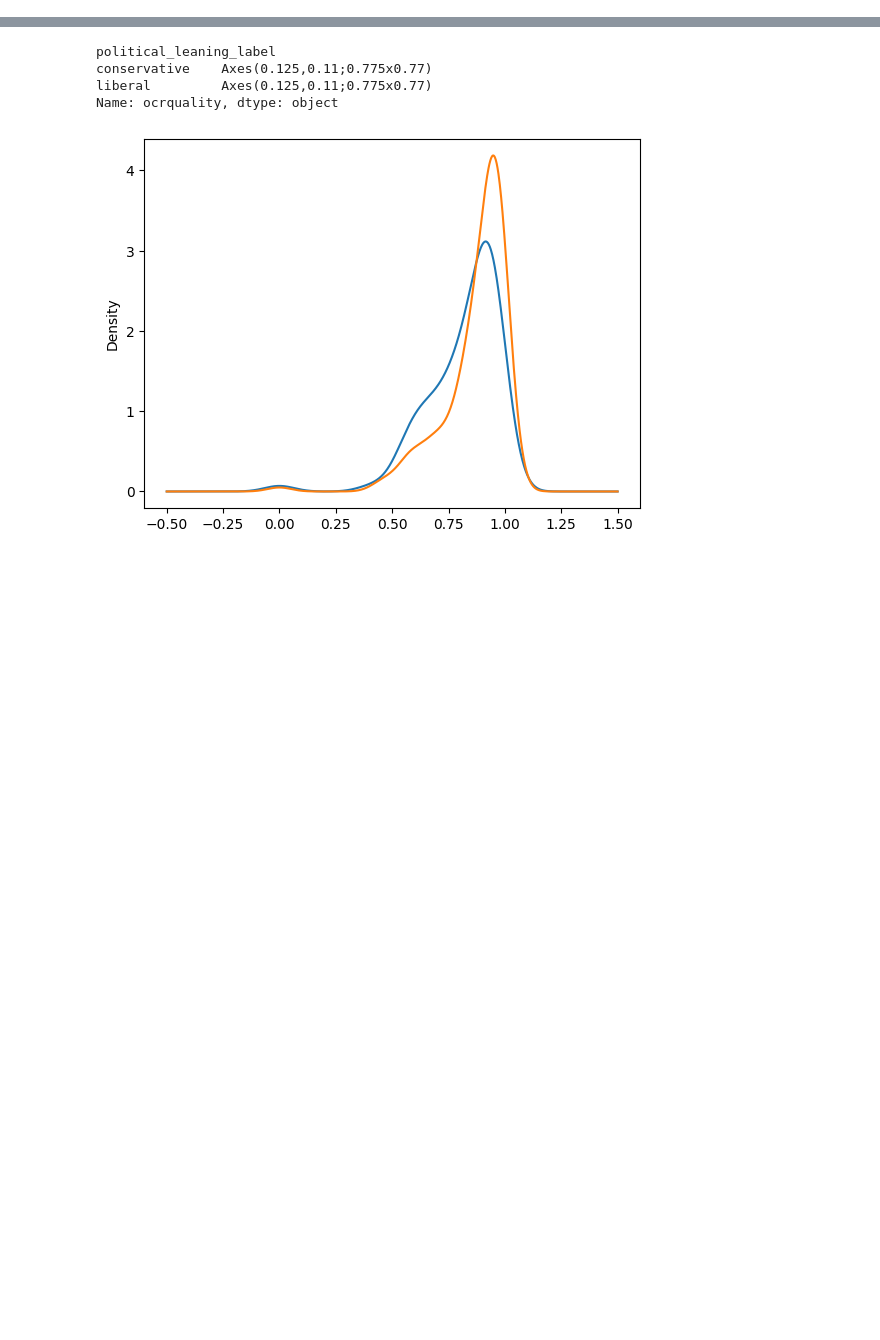
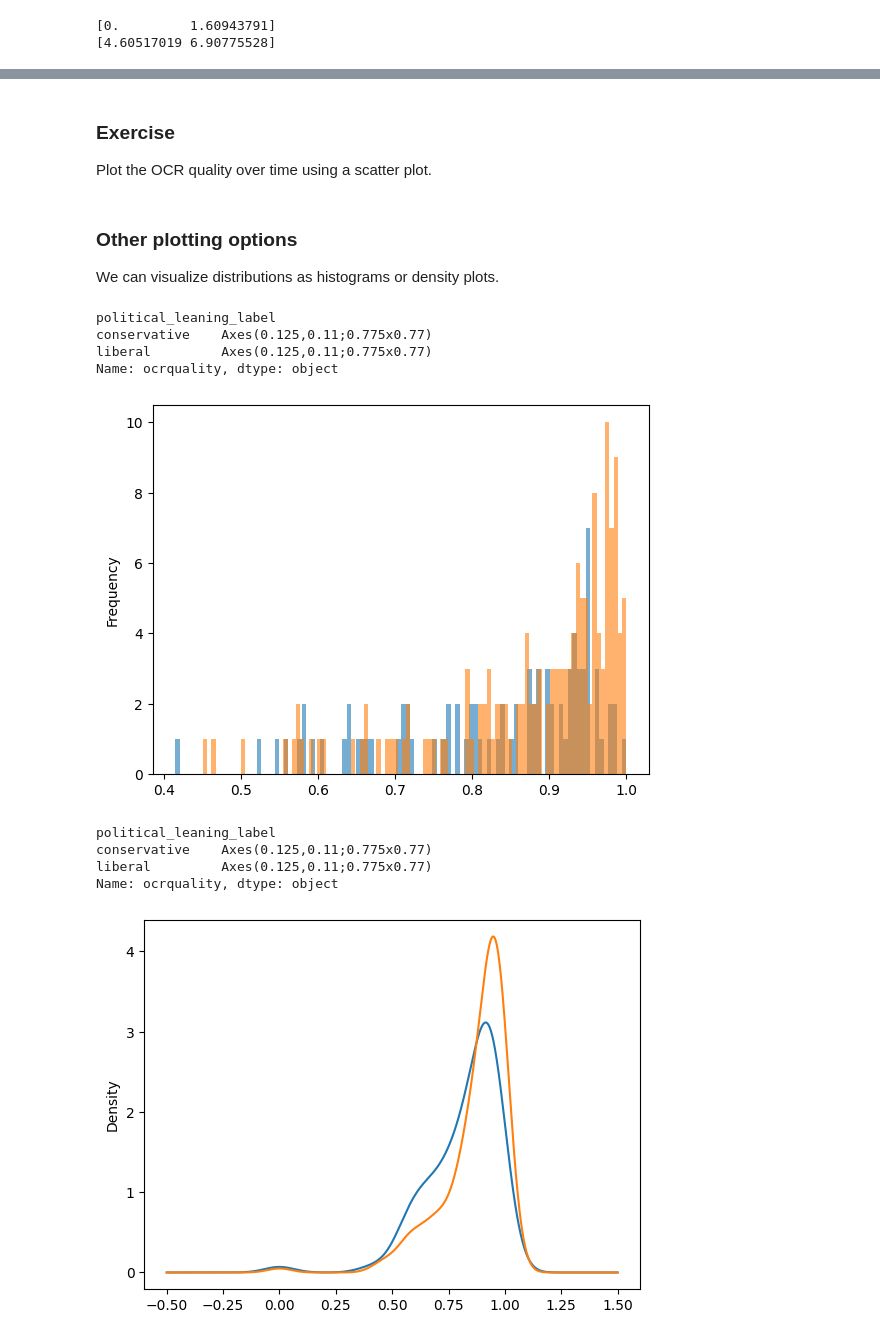
Before and after one commit to kasparvonbeelen/lancaster-newspaper-workshop, a Jupyter notebook: word_counts.ipynb, the cells around one changed output, grey strips where cells are left out. Drawn from its saved outputs; the diff is of its cells as text; code cells hidden in the pictures; blank space fills up the shorter version.

```diff
--- a/word_counts.ipynb
+++ b/word_counts.ipynb
@@ -46,15 +69,26 @@ fig.show()
+# %%
+print(np.log([1, 5]))
+print(np.log([100,1000]))
+# %% [output]
+[0.         1.60943791]
+[4.60517019 6.90775528]
 # %%
-import numpy as np
+df = df[(df.ocrquality > 0) & (df.word_count > 0)]
 df['word_count_log'] = np.log(df['word_count'] )
-df['ocrquality_log'] = np.log(df['ocrquality'] )
 fig = px.scatter(df,
                  x="word_count_log",
-                 y="ocrquality_log",
+                 y="ocrquality",
                  color="political_leaning_label",
                  hover_data=['date','newspaper_title',"political_leaning_label", "price_label"],
+                 trendline_scope="overall",
+                 trendline="ols",
                  width=1000, height=500,
                  )
 fig.update_layout(showlegend=True)
 fig.show()
 # %% [output]
 [interactive output not drawn]
+# %% [markdown]
+### Exercise
+
+Plot the OCR quality over time using a scatter plot.
@@ -61,3 +97,15 @@ fig.show()
+# %% [markdown]
+### Other plotting options
+
+We can visualize distributions as histograms or density plots.
+# %%
+df[df.political_leaning_label.isin(['conservative','liberal'])].groupby(['political_leaning_label'])['ocrquality'].plot(kind='hist', bins=100, alpha=.6)
+# %% [output]
+political_leaning_label
+conservative    Axes(0.125,0.11;0.775x0.77)
+liberal         Axes(0.125,0.11;0.775x0.77)
+Name: ocrquality, dtype: object
+[figure, added]
 # %%
 df[df.political_leaning_label.isin(['conservative','liberal'])].groupby(['political_leaning_label'])['ocrquality'].plot(kind='density')
 # %% [output]
```
Also changed, not shown: parts of 81 cells of this notebook.
